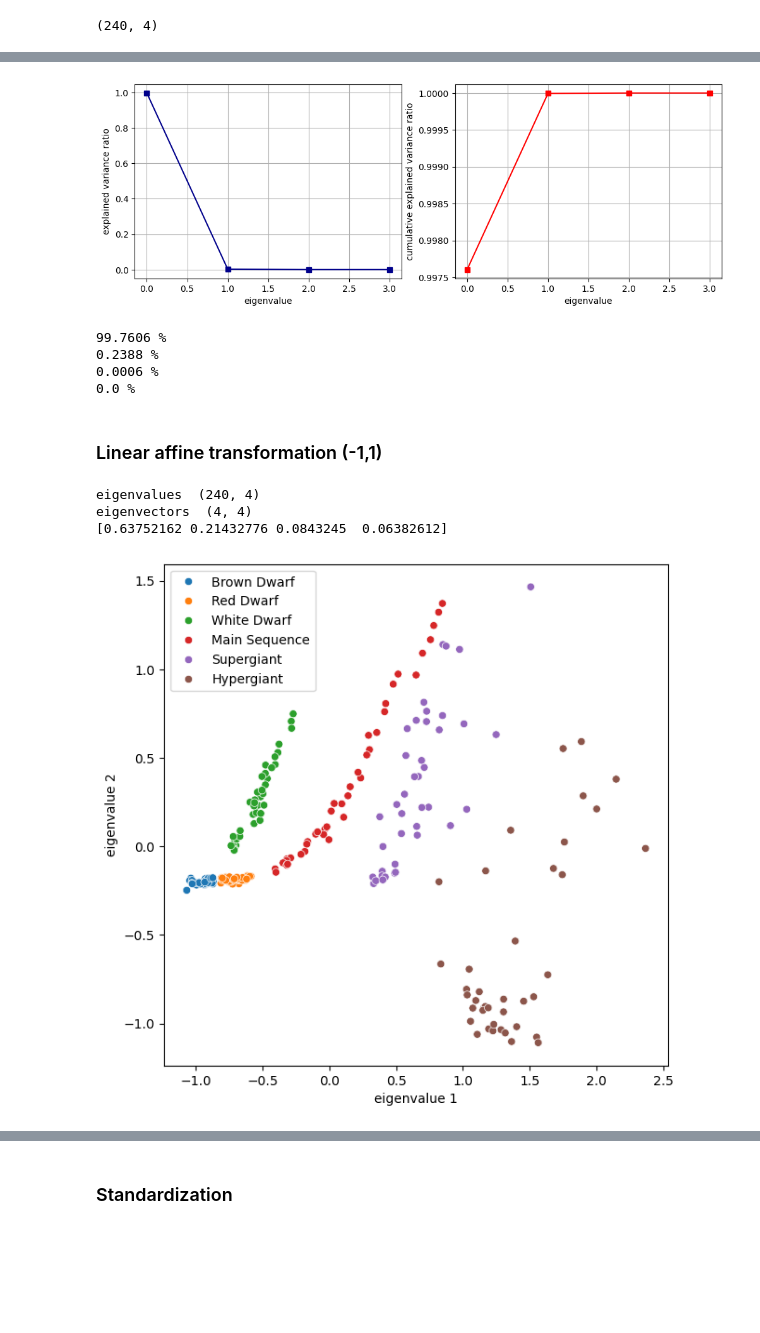
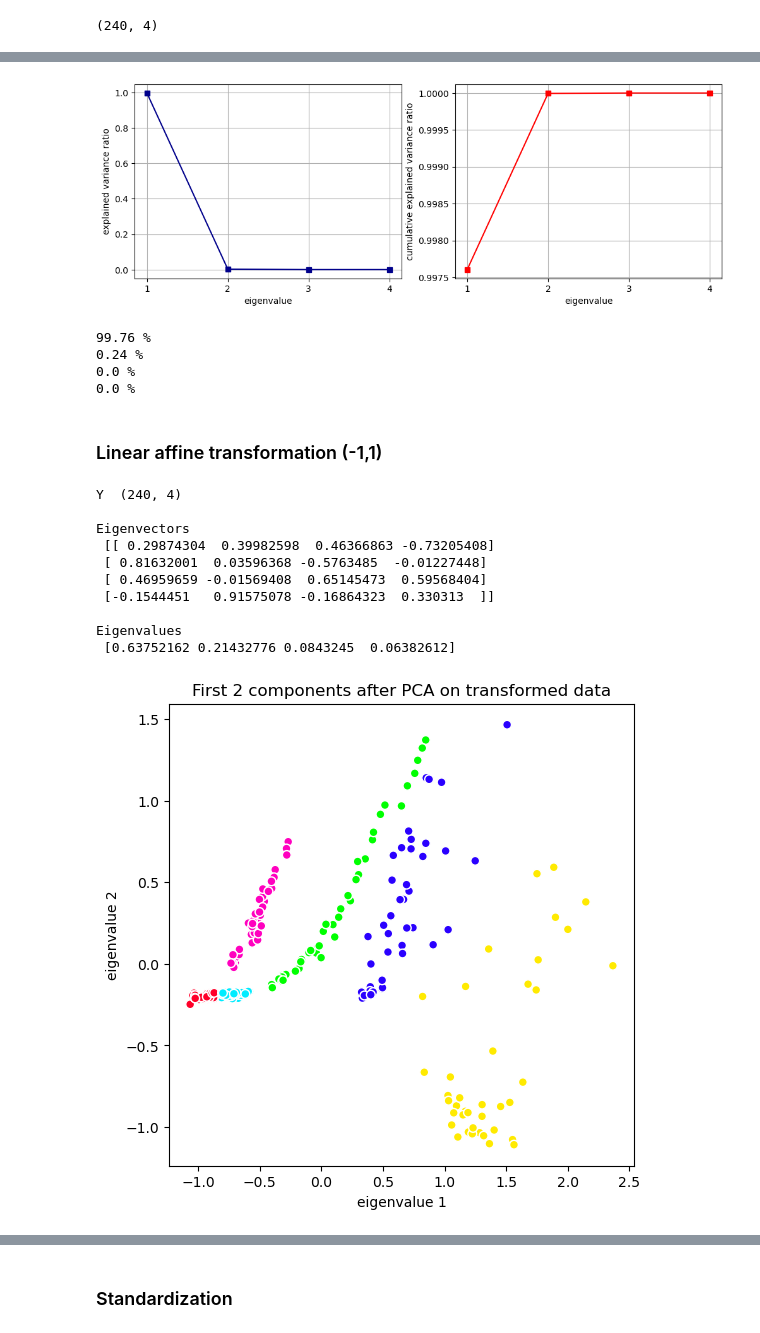
Before and after one commit to Amedeo1054/astrostat_mlearn, a Jupyter notebook: L15_PCA.ipynb, the cells around one changed output, grey strips where cells are left out. Cells and saved outputs as stored; diff of their text form; code cells hidden in the pictures; blank space fills up the shorter version.

```diff
--- a/L15_PCA.ipynb
+++ b/L15_PCA.ipynb
@@ -32,9 +32,5 @@ df_stars
 # %%
 from sklearn.preprocessing import LabelEncoder
 
-le = LabelEncoder()
-# Assign unique integers from 0 to 6 to each star type
-df_stars['Star type'] = le.fit_transform(df_stars['Star type'])
-labels = le.inverse_transform(df_stars['Star type'])
-class_names = le.classes_
-print(class_names)
+encoder = LabelEncoder()
+labels = encoder.fit_transform(df_stars['Star type'])   # array with values from 0 to 5 for the star type
@@ -57,11 +37,5 @@ plt.show()
 # %%
-# prepare data for PCA
-X = np.zeros((len(df_stars), 4))
-X[:,0] = df_stars['Temperature (K)']
-X[:,1] = df_stars['Luminosity(L/Lo)']
-X[:,2] = df_stars['Radius(R/Ro)']
-X[:,3] = df_stars['Absolute magnitude(Mv)']
-#X[:,4] = df_stars['Star type']
+X = np.array(df_stars[["Temperature (K)", "Luminosity(L/Lo)", "Radius(R/Ro)", "Absolute magnitude(Mv)"]])
 X.shape
 # %% [output]
 (240, 4)
@@ -109,30 +88,29 @@ plt.show()
 # explained variance ratio
 fig = plt.figure(figsize=(12,4))
 ax = fig.add_subplot(121)
-plt.plot(evals,'s-',c='darkblue')
+ax.plot(eigenvalues,'s-',c='darkblue')
 plt.xlabel("eigenvalue")
 plt.ylabel("explained variance ratio")
+plt.xticks([0,1,2,3],[1,2,3,4])
 plt.grid()
 
 # cumulative
-evals_C = evals.copy()
-for i in range(1,len(evals)):
-    evals_C[i] += evals_C[i-1]
 ax = fig.add_subplot(122)
-ax.plot(evals_C,'s-',c='red',label='cumulative')
+ax.plot(np.cumsum(eigenvalues),'s-',c='red',label='cumulative')
 plt.xlabel("eigenvalue")
 plt.ylabel("cumulative explained variance ratio")
 plt.grid()
+plt.xticks([0,1,2,3],[1,2,3,4])
 plt.show()
 
-for e in evals:
-    print( round(e*100,4),'%')
+for e in eigenvalues:
+    print( round(e*100,2),'%')
 # %% [output]
-[figure, old version]
+[figure, new version]
-99.7606 %
-0.2388 %
-0.0006 %
+99.76 %
+0.24 %
 0.0 %
+0.0 %
 # %% [markdown]
 ### Linear affine transformation (-1,1)
 # %%
@@ -150,28 +128,34 @@ if manual==False:
 pca = PCA(n_components= 4 )
 pca.fit(Xlin)
 
-eigenvalues = pca.transform(Xlin)
-mean = pca.mean_
+Y = pca.transform(Xlin)
 eigenvectors = pca.components_
+eigenvalues = pca.explained_variance_ratio_
 
-print('eigenvalues ',eigenvalues.shape)
-print('eigenvectors ',eigenvectors.shape)
-
-evals = pca.explained_variance_ratio_
-print(evals)
+print('Y ',Y.shape)
+print('\nEigenvectors \n',eigenvectors)
+print('\nEigenvalues \n',eigenvalues)
 # %% [output]
-eigenvalues  (240, 4)
-eigenvectors  (4, 4)
-[0.63752162 0.21432776 0.0843245  0.06382612]
+Y  (240, 4)
+
+Eigenvectors
+ [[ 0.29874304  0.39982598  0.46366863 -0.73205408]
+ [ 0.81632001  0.03596368 -0.5763485  -0.01227448]
+ [ 0.46959659 -0.01569408  0.65145473  0.59568404]
+ [-0.1544451   0.91575078 -0.16864323  0.330313  ]]
+
+Eigenvalues
+ [0.63752162 0.21432776 0.0843245  0.06382612]
 # %%
-fig = plt.figure(figsize=(7, 7))
-sns.scatterplot(x=eigenvalues[:,0], y=eigenvalues[:,1], hue=labels)
+plt.figure(figsize=(6, 6))
+plt.scatter(Y[:,0], Y[:,1], s=40, ec='w', c=labels, cmap='gist_rainbow')
 
+plt.title('First 2 components after PCA on transformed data')
 plt.xlabel('eigenvalue 1')
 plt.ylabel('eigenvalue 2')
 plt.show()
 # %% [output]
-[figure, old version]
+[figure, new version]
 # %%
 # explained variance ratio
 fig = plt.figure(figsize=(12,4))
```
Also changed, not shown: parts of 10 cells of this notebook.
